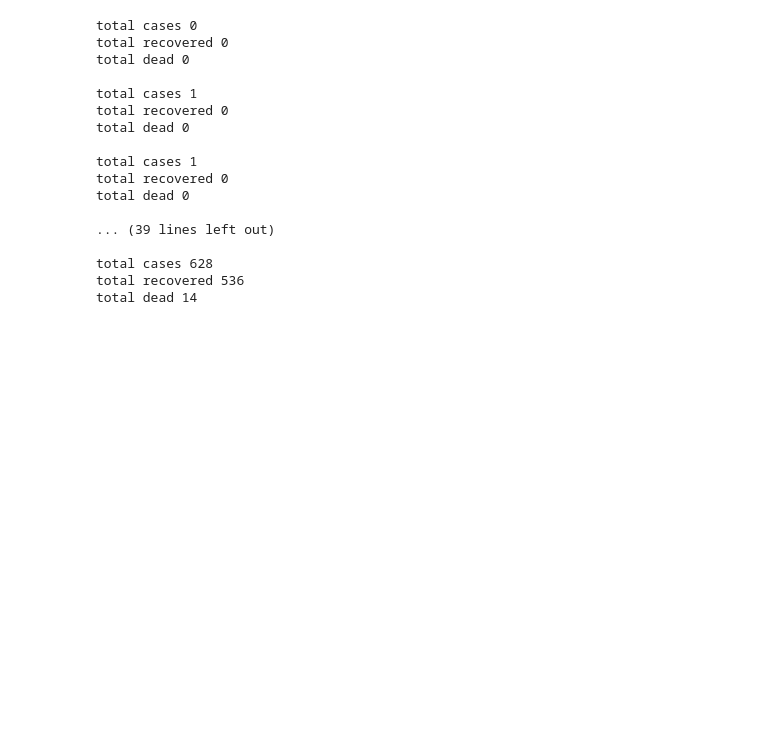
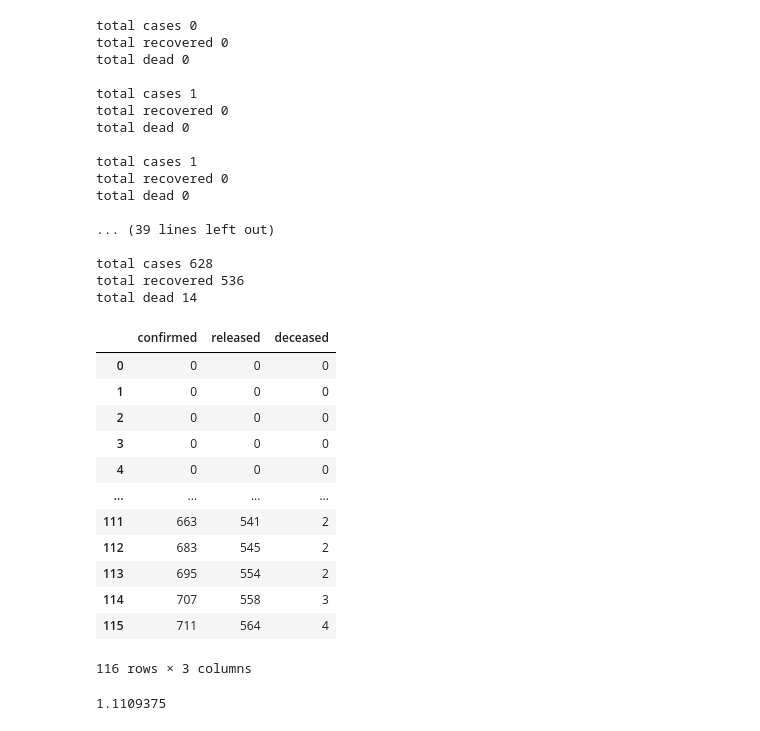
Before and after one commit to ludovicaschaerf/MRWP_Final_Project, a Jupyter notebook: Model Creation.ipynb, the cells around one changed output. Cells and saved outputs as stored; diff of their text form; code cells hidden in the pictures; blank space fills up the shorter version.

Commit message:
added seoul specific numbers

```diff
--- a/Model Creation.ipynb
+++ b/Model Creation.ipynb
@@ -357,3 +357,28 @@ total dead 0
 total cases 628
 total recovered 536
 total dead 14
+# %%
+with open('./coronavirusdataset/TimeProvince.csv', 'rb') as infile:
+    time = pd.read_csv(infile)
+
+time = time[time.province=='Seoul'].reset_index()
+# %%
+time[['confirmed', 'released', 'deceased']]
+# %% [output]
+|  | confirmed | released | deceased |
+| 0 | 0 | 0 | 0 |
+| 1 | 0 | 0 | 0 |
+| 2 | 0 | 0 | 0 |
+| 3 | 0 | 0 | 0 |
+| 4 | 0 | 0 | 0 |
+| ... | ... | ... | ... |
+| 111 | 663 | 541 | 2 |
+| 112 | 683 | 545 | 2 |
+| 113 | 695 | 554 | 2 |
+| 114 | 707 | 558 | 3 |
+| 115 | 711 | 564 | 4 |
+116 rows × 3 columns
+# %%
+711/640
+# %% [output]
+1.1109375
```
Also changed, not shown: parts of 1 cell of this notebook.
